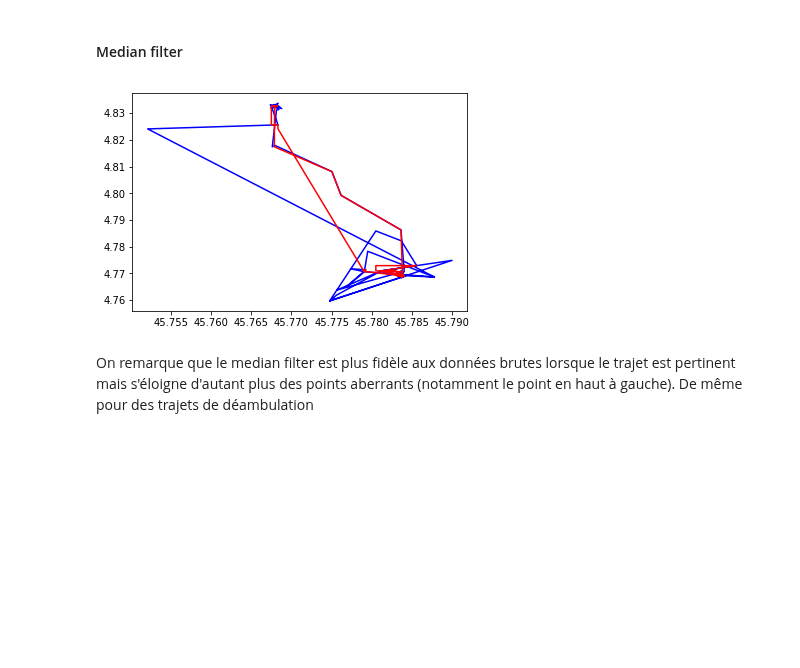
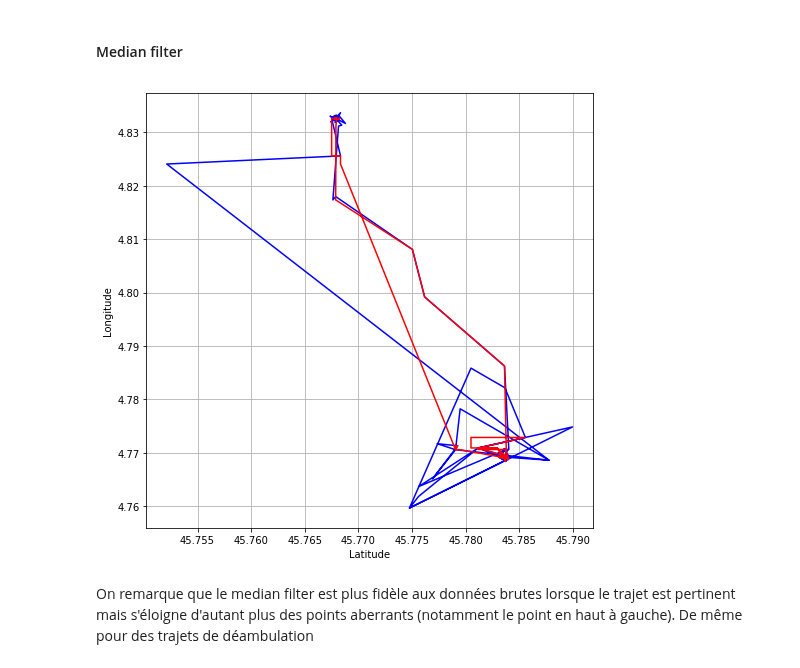
Before and after one commit to AmigoCap/GPSFlow, a Jupyter notebook: 2-25janv.ipynb, the cells around one changed output. Drawn from its saved outputs; the diff is of its cells as text; code cells hidden in the pictures; blank space fills up the shorter version.

Commit message:
New plot for figures.

```diff
--- a/2-25janv.ipynb
+++ b/2-25janv.ipynb
@@ -291,21 +296,26 @@ On remarque que les chemins filtrés (en rouge) sont pertinents pour des séquen
 # %%
 n = 2
 
 for i in range(n, len(data)-n):
     lat_window = data['latitude'][i-n:i+n+1].tolist()
     lat_window.sort()
     long_window = data['longitude'][i-n:i+n+1].tolist()
     long_window.sort()
 
     lat_filtered[i] = lat_window[n]
     long_filtered[i] = long_window[n]
 
+plt.figure(figsize=(8,8))
+plt.grid(True)
+plt.xlabel('Latitude')
+plt.ylabel('Longitude')
 plt.plot(lat_original, long_original, 'b')
 plt.plot(lat_filtered, long_filtered, 'r')
 
+plt.savefig('2-files/medianFilter.png')
 plt.show()
 # %% [output]
-[figure, old version]
+[figure, new version]
 # %% [markdown]
 On remarque que le median filter est plus fidèle aux données brutes lorsque le trajet est pertinent mais s'éloigne d'autant plus des points aberrants (notamment le point en haut à gauche). De même pour des trajets de déambulation
 # %% [markdown]
```
Also changed, not shown: parts of 4 cells of this notebook.
